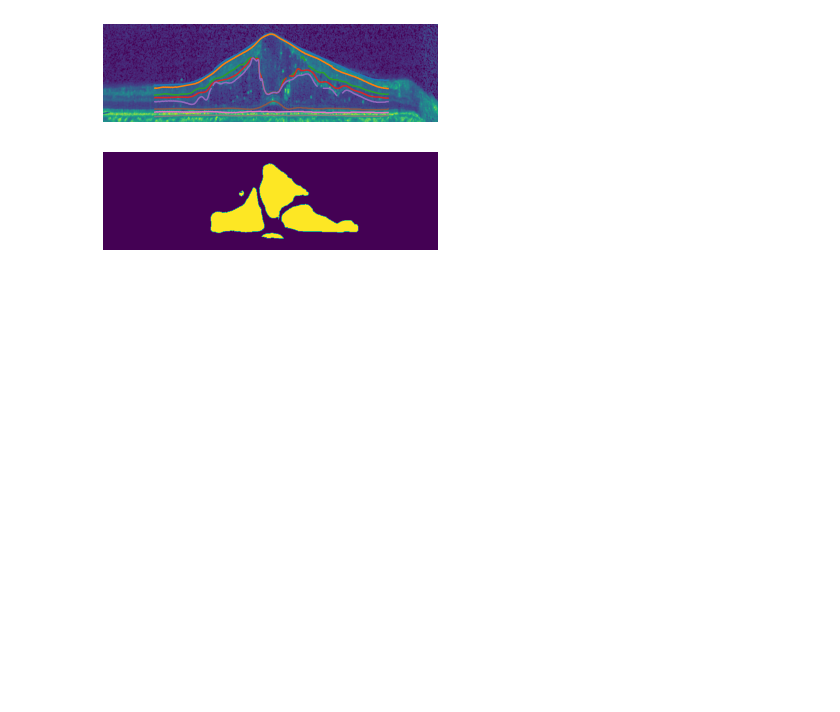
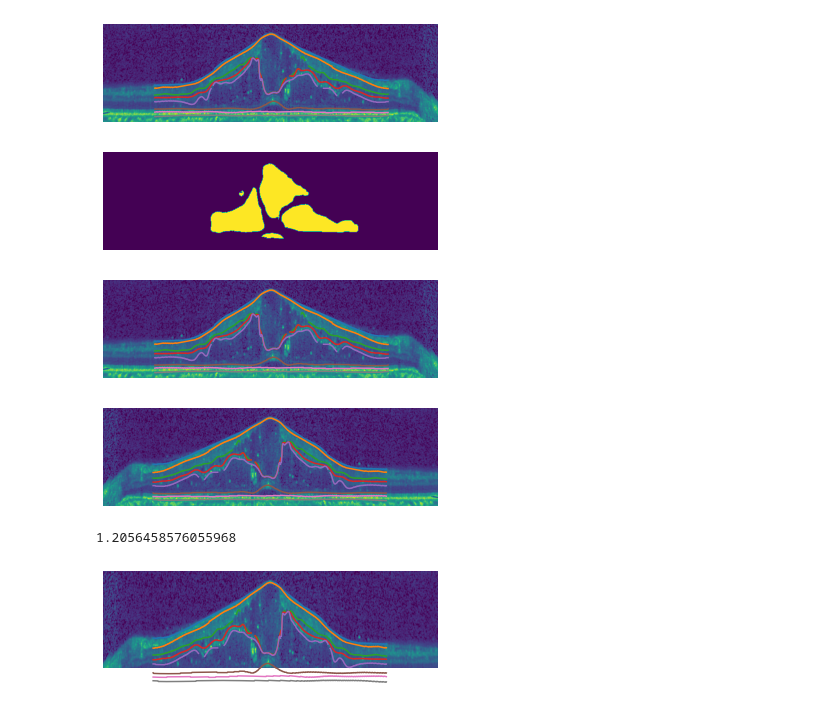
Before and after one commit to chentong1023/FC_OCT, a Jupyter notebook: data_process/dme_visual.ipynb, the cells around one changed output. Cells and saved outputs as stored; diff of their text form; code cells hidden in the pictures; blank space fills up the shorter version.

```diff
--- a/data_process/dme_visual.ipynb
+++ b/data_process/dme_visual.ipynb
@@ -39,3 +39,57 @@ plt.show()
 (224, 768)
 [figure]
 [figure]
+# %%
+import matplotlib.image as mpimg
+import cv2
+
+dicts = list[5]
+image0_path = os.path.join(image_path, dicts['image_name'])
+bds = dicts['bds']
+img = mpimg.imread(image0_path)
+
+plt.imshow(img)
+plt.axis('off')
+C = len(bds)
+for i in range(C):
+    x = range(len(bds[i]))
+    y = bds[i]
+    plt.plot(x, y)
+plt.show()
+
+img = cv2.flip(img, 1)
+bds = np.flip(bds, 1)
+plt.imshow(img)
+plt.axis('off')
+C = len(bds)
+for i in range(C):
+    x = range(len(bds[i]))
+    y = bds[i]
+    plt.plot(x, y)
+plt.show()
+
+sf = 0.3
+scale = np.clip(np.random.randn() * sf + 1, 1 - sf, 1 + sf)
+print(scale)
+(h, w) = img.shape
+M = np.float32([[1, 0, 0], [0, scale, 0]])
+img = cv2.warpAffine(img, M, (w, h))
+plt.imshow(img)
+plt.axis('off')
+C = len(bds)
+
+for i in range(C):
+    x = range(len(bds[i]))
+    y = []
+    for j in bds[i]:
+        if j == None:
+            y.append(j)
+        else:
+            y.append(j * scale)
+    plt.plot(x, y)
+plt.show()
+# %% [output]
+[figure, added]
+[figure, added]
+1.2056458576055968
+[figure, added]
```
Also changed, not shown: 4 other files.
